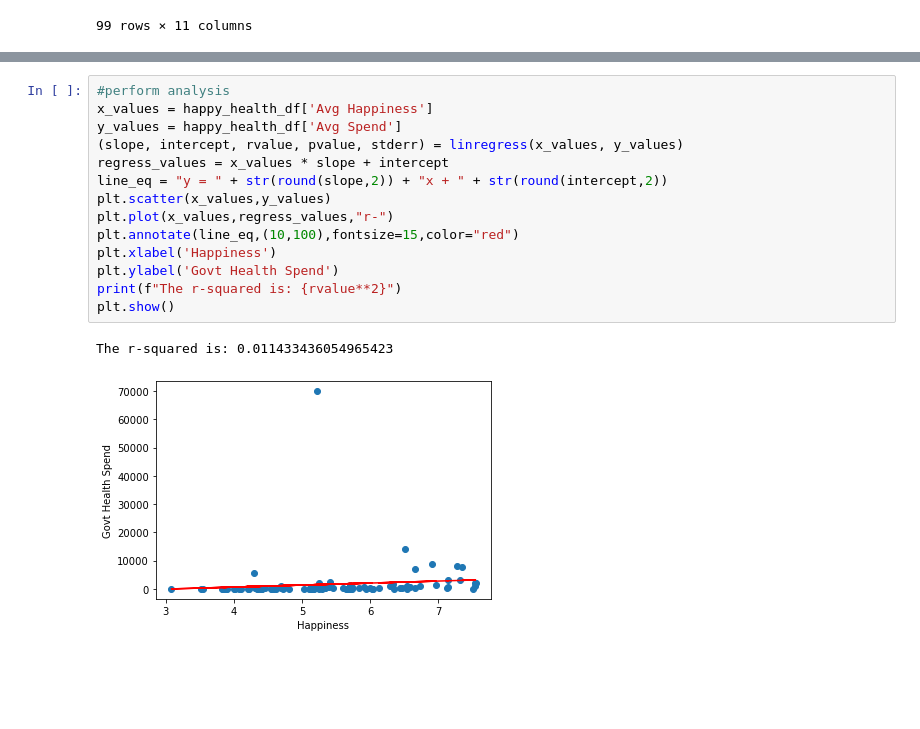
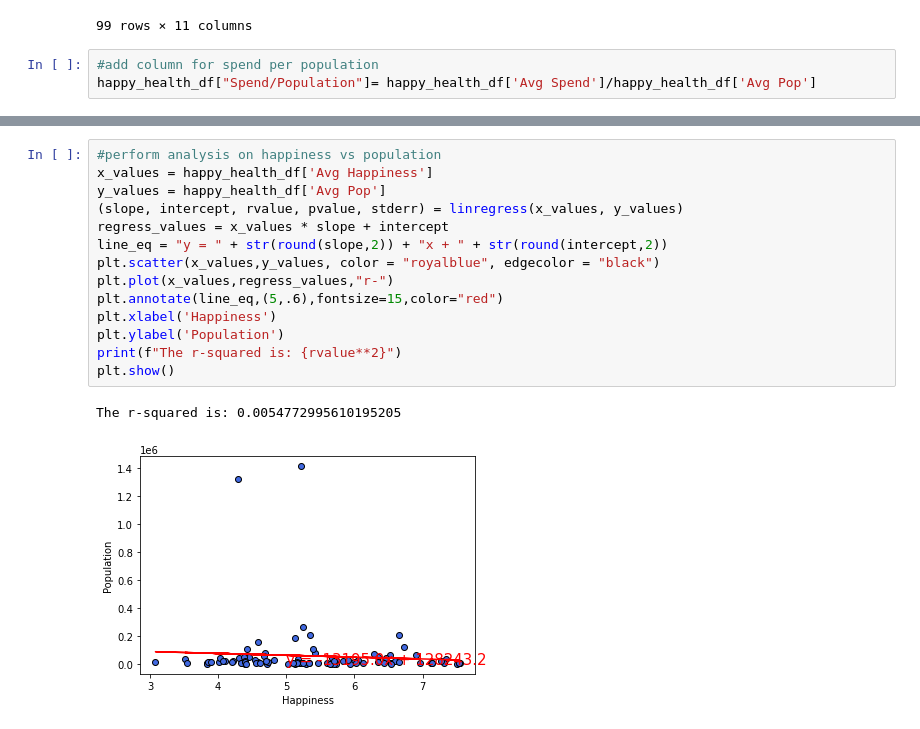
Before and after one commit to reginesgit/Factors-Contributing-to-a-Countrys-Happiness, a Jupyter notebook: Healthcare/healthmergehappy.ipynb, the cells around one changed output, grey strips where cells are left out. Cells and saved outputs as stored; diff of their text form; blank space fills up the shorter version.

```diff
--- a/Healthcare/healthmergehappy.ipynb
+++ b/Healthcare/healthmergehappy.ipynb
@@ -150,3 +150,6 @@ happy_health_df
 | 139 | Burundi | 2.905 | 2.905 | 2.905 | 2.905 | ... |
 | 140 | Togo | 2.839 | 3.303 | 3.495 | 3.999 | ... |
 99 rows × 11 columns
+# %%
+#add column for spend per population
+happy_health_df["Spend/Population"]= happy_health_df['Avg Spend']/happy_health_df['Avg Pop']
@@ -194,17 +243,17 @@ Values above 1613.0 could be outliers.
 # %%
-#perform analysis
+#perform analysis on happiness vs population
 x_values = happy_health_df['Avg Happiness']
-y_values = happy_health_df['Avg Spend']
+y_values = happy_health_df['Avg Pop']
 (slope, intercept, rvalue, pvalue, stderr) = linregress(x_values, y_values)
 regress_values = x_values * slope + intercept
 line_eq = "y = " + str(round(slope,2)) + "x + " + str(round(intercept,2))
-plt.scatter(x_values,y_values)
+plt.scatter(x_values,y_values, color = "royalblue", edgecolor = "black")
 plt.plot(x_values,regress_values,"r-")
-plt.annotate(line_eq,(10,100),fontsize=15,color="red")
+plt.annotate(line_eq,(5,.6),fontsize=15,color="red")
 plt.xlabel('Happiness')
-plt.ylabel('Govt Health Spend')
+plt.ylabel('Population')
 print(f"The r-squared is: {rvalue**2}")
 plt.show()
 # %% [output]
-The r-squared is: 0.011433436054965423
+The r-squared is: 0.0054772995610195205
-[figure, old version]
+[figure, new version]
```
Also changed, not shown: parts of 6 cells of this notebook.
